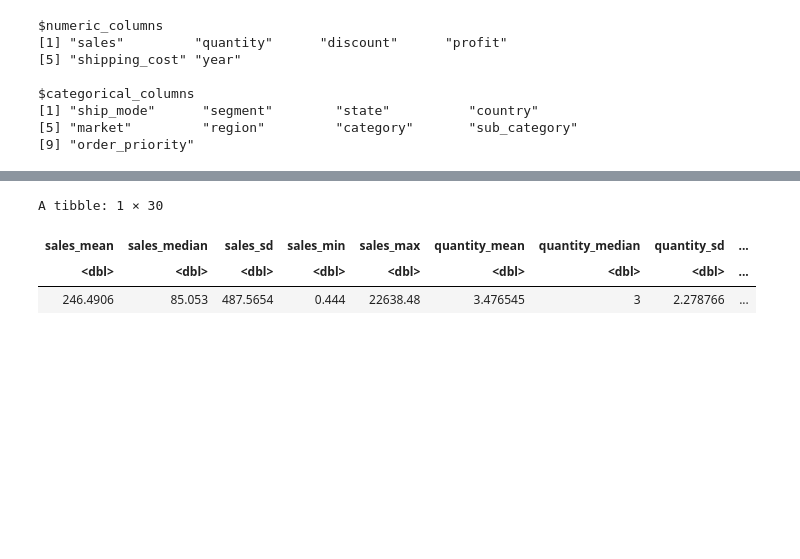
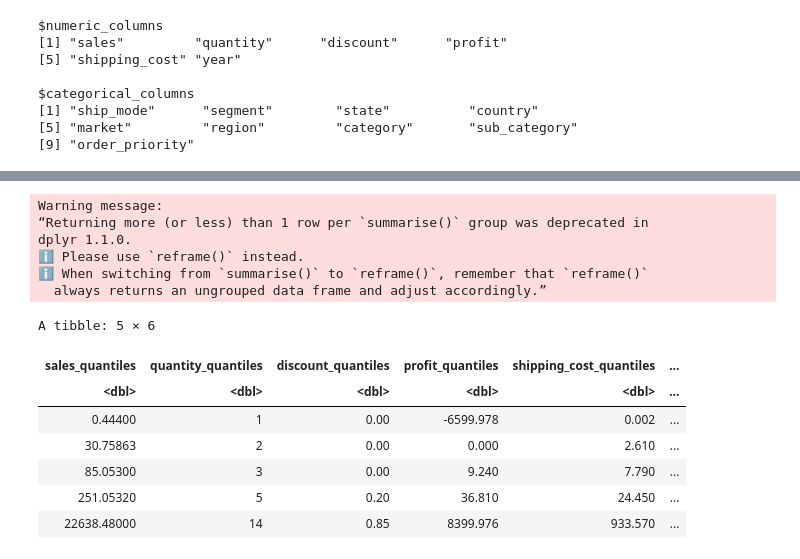
Before and after one commit to aleksiakolo/product-sales-analysis, a Jupyter notebook: notebooks/orders_statistics.ipynb, the cells around one changed output, grey strips where cells are left out. Cells and saved outputs as stored; diff of their text form; code cells hidden in the pictures; blank space fills up the shorter version.

```diff
--- a/notebooks/orders_statistics.ipynb
+++ b/notebooks/orders_statistics.ipynb
@@ -86,8 +87,11 @@ ________________________
 # %% [markdown]
 I separate numeric and categorical columns because the statistical analysis will depend on it. For instance, for numeric variables we can check range, quantile, outlier, distribution shape etc., while for categorical we check frequency distributions.
 # %%
-numeric_vars <- orders %>% select(where(is.numeric))
-categorical_vars <- orders %>% select(where(is.factor))
+numeric_vars <- orders %>%
+    select(where(is.numeric))
+
+categorical_vars <- orders %>%
+    select(where(is.factor))
 
 list(
     numeric_columns = names(numeric_vars),
@@ -122,18 +156,29 @@ numeric_summary
 # %%
 # quantiles & ranges
-
 quantiles <- numeric_vars %>%
-  summarise(across(
-    everything(),
-    ~ quantile(.x, probs = c(0, 0.25, 0.5, 0.75, 1), na.rm = TRUE),
-    .names = "{.col}_quantiles"
-  ))
+    summarise(
+        across(
+            everything(),
+            ~ quantile(.x, probs = c(0, 0.25, 0.5, 0.75, 1), na.rm = TRUE),
+            .names = "{.col}_quantiles"
+        )
+    )
 
 quantiles
 # %% [output]
-A tibble: 1 × 30
+Warning message:
+“Returning more (or less) than 1 row per `summarise()` group was deprecated in
+dplyr 1.1.0.
+ℹ Please use `reframe()` instead.
+ℹ When switching from `summarise()` to `reframe()`, remember that `reframe()`
+  always returns an ungrouped data frame and adjust accordingly.”
+A tibble: 5 × 6
-| sales_mean | sales_median | sales_sd | sales_min | sales_max | quantity_mean | quantity_median | quantity_sd | ... |
-| <dbl> | <dbl> | <dbl> | <dbl> | <dbl> | <dbl> | <dbl> | <dbl> | ... |
-| 246.4906 | 85.053 | 487.5654 | 0.444 | 22638.48 | 3.476545 | 3 | 2.278766 | ... |
+| sales_quantiles | quantity_quantiles | discount_quantiles | profit_quantiles | shipping_cost_quantiles | ... |
+| <dbl> | <dbl> | <dbl> | <dbl> | <dbl> | ... |
+| 0.44400 | 1 | 0.00 | -6599.978 | 0.002 | ... |
+| 30.75863 | 2 | 0.00 | 0.000 | 2.610 | ... |
+| 85.05300 | 3 | 0.00 | 9.240 | 7.790 | ... |
+| 251.05320 | 5 | 0.20 | 36.810 | 24.450 | ... |
+| 22638.48000 | 14 | 0.85 | 8399.976 | 933.570 | ... |
 # %%
 # distribution shape
```
Also changed, not shown: parts of 8 cells of this notebook, 35 other files.
